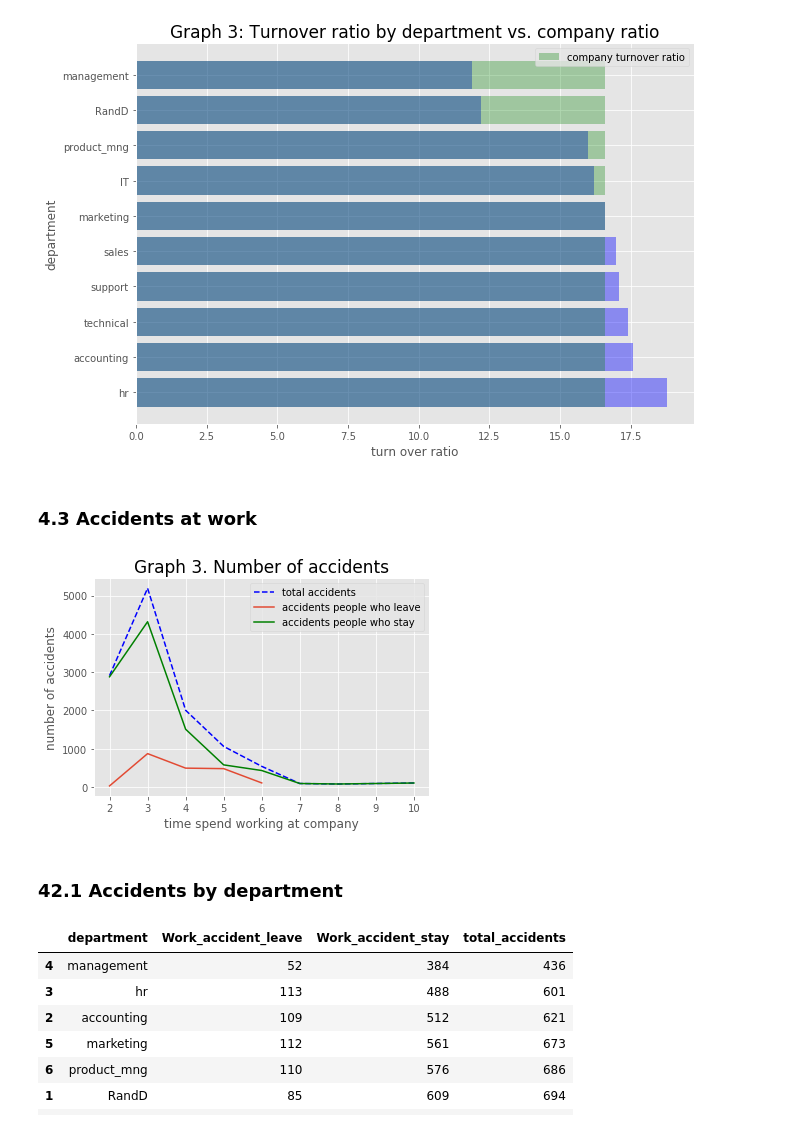
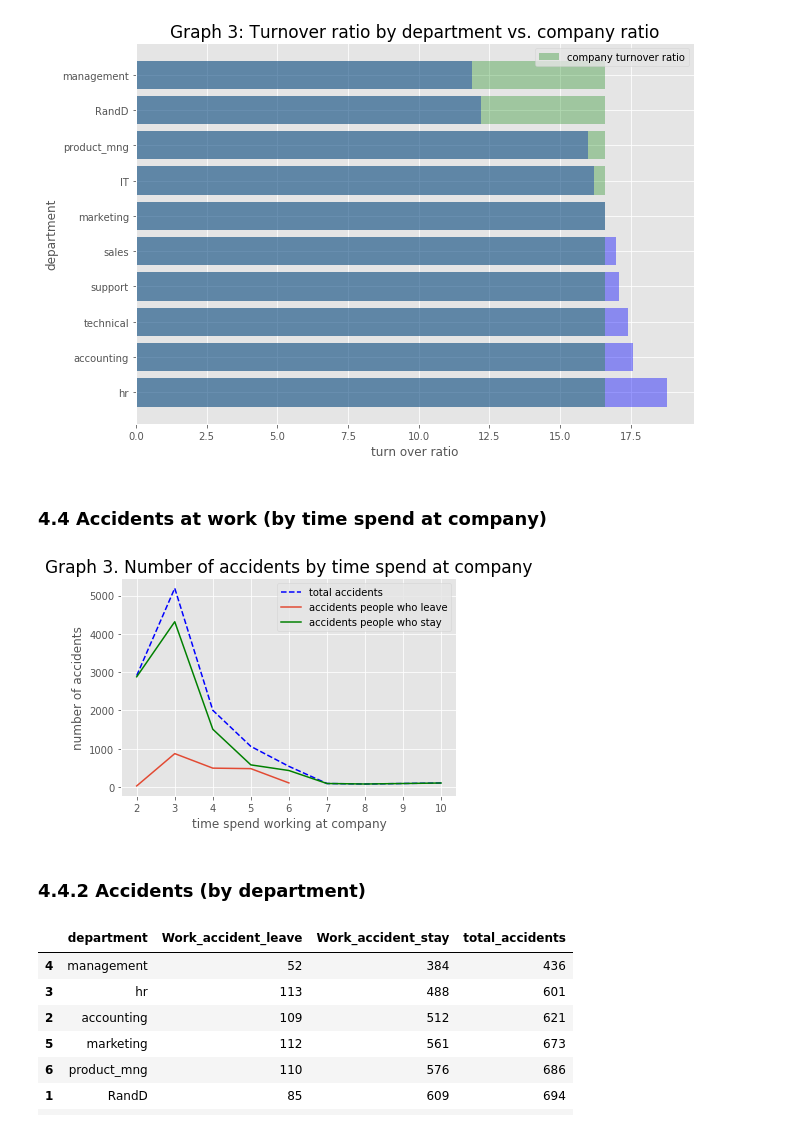
Before and after one commit to MariaGamero/TFM-ReasonsforEmployeeTurnover, a Jupyter notebook: Employee_retention.ipynb, the cells around one changed output. Saved outputs shown, nothing was run; the diff lists cells and outputs as text; code cells hidden in the pictures.

```diff
--- a/Employee_retention.ipynb
+++ b/Employee_retention.ipynb
@@ -352,22 +349,22 @@ plt.show()
 # %% [output]
 [figure]
 # %% [markdown]
-### 4.3 Accidents at work
+### 4.4 Accidents at work (by time spend at company)
 # %%
 accidents_by_year=hr_no_dupl.groupby('time_spend_company')['Work_accident'].count()
 #graph
 plt.plot(accidents_by_year,'b--',label='total accidents')
 plt.plot(people_who_leave.groupby('time_spend_company')['Work_accident'].count(),label='accidents people who leave')
 plt.plot(people_who_stay.groupby('time_spend_company')['Work_accident'].count(),label='accidents people who stay',color='green')
 plt.xlabel('time spend working at company')
 plt.ylabel('number of accidents')
 plt.legend()
-plt.title("Graph 3. Number of accidents", fontsize = 17)
+plt.title("Graph 3. Number of accidents by time spend at company", fontsize = 17)
 plt.show()
 # %% [output]
-[figure, old version]
+[figure, new version]
 # %% [markdown]
-### 42.1 Accidents by department
+### 4.4.2 Accidents (by department)
 # %%
 accidents = people_who_leave.groupby('department')['Work_accident'].count().reset_index().merge(
     people_who_stay.groupby('department')['Work_accident'].count().reset_index(), #adding accidents of stay group
```
Also changed, not shown: parts of 34 cells of this notebook.
